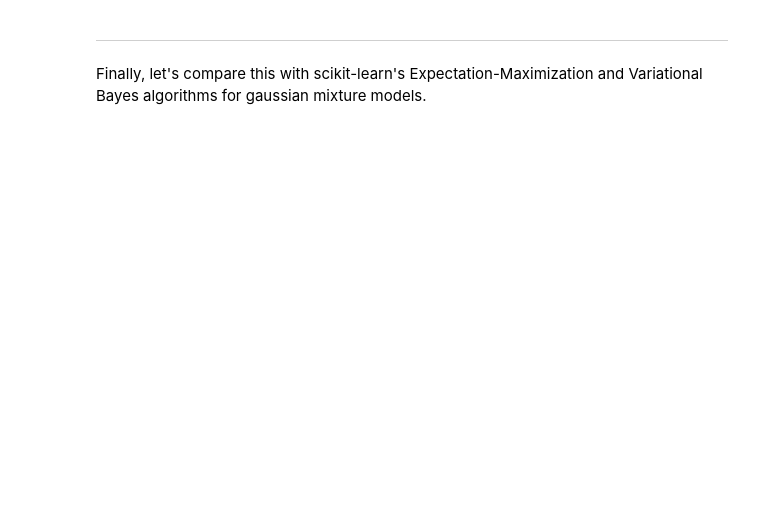
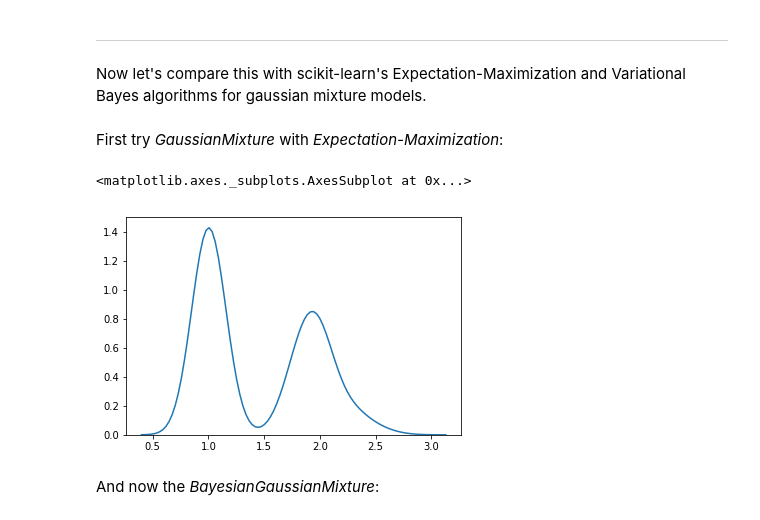
Before and after one commit to paultsw/mixdenoise, a Jupyter notebook: Demo.ipynb, the cells around one changed output. Drawn from its saved outputs; the diff is of its cells as text; code cells hidden in the pictures; blank space fills up the shorter version.

Commit message:
added comparison with sklearn.mixture

```diff
--- a/Demo.ipynb
+++ b/Demo.ipynb
@@ -168,4 +164,4 @@ sns.kdeplot(samples.numpy())
 # %% [markdown]
 - - -
 # %% [markdown]
-Finally, let's compare this with scikit-learn's Expectation-Maximization and Variational Bayes algorithms for gaussian mixture models.
+Now let's compare this with scikit-learn's Expectation-Maximization and Variational Bayes algorithms for gaussian mixture models.
@@ -171,0 +170,15 @@ Finally, let's compare this with scikit-learn's Expectation-Maximization and Var
+# %% [markdown]
+First try _GaussianMixture_ with _Expectation-Maximization_:
+# %%
+gmm_em = mixture.GaussianMixture(n_components=3, covariance_type='full', max_iter=100)
+for k in range(10000):
+    _, samples = sample_from_gmm(size=32)
+    gmm_em.fit(samples.numpy().reshape(-1,1))
+# %%
+# plot the results:
+sns.kdeplot(gmm_em.sample(n_samples=1000)[0][:,0])
+# %% [output]
+<matplotlib.axes._subplots.AxesSubplot at 0x...>
+[figure, added]
+# %% [markdown]
+And now the _BayesianGaussianMixture_:
```
Also changed, not shown: parts of 10 cells of this notebook.
